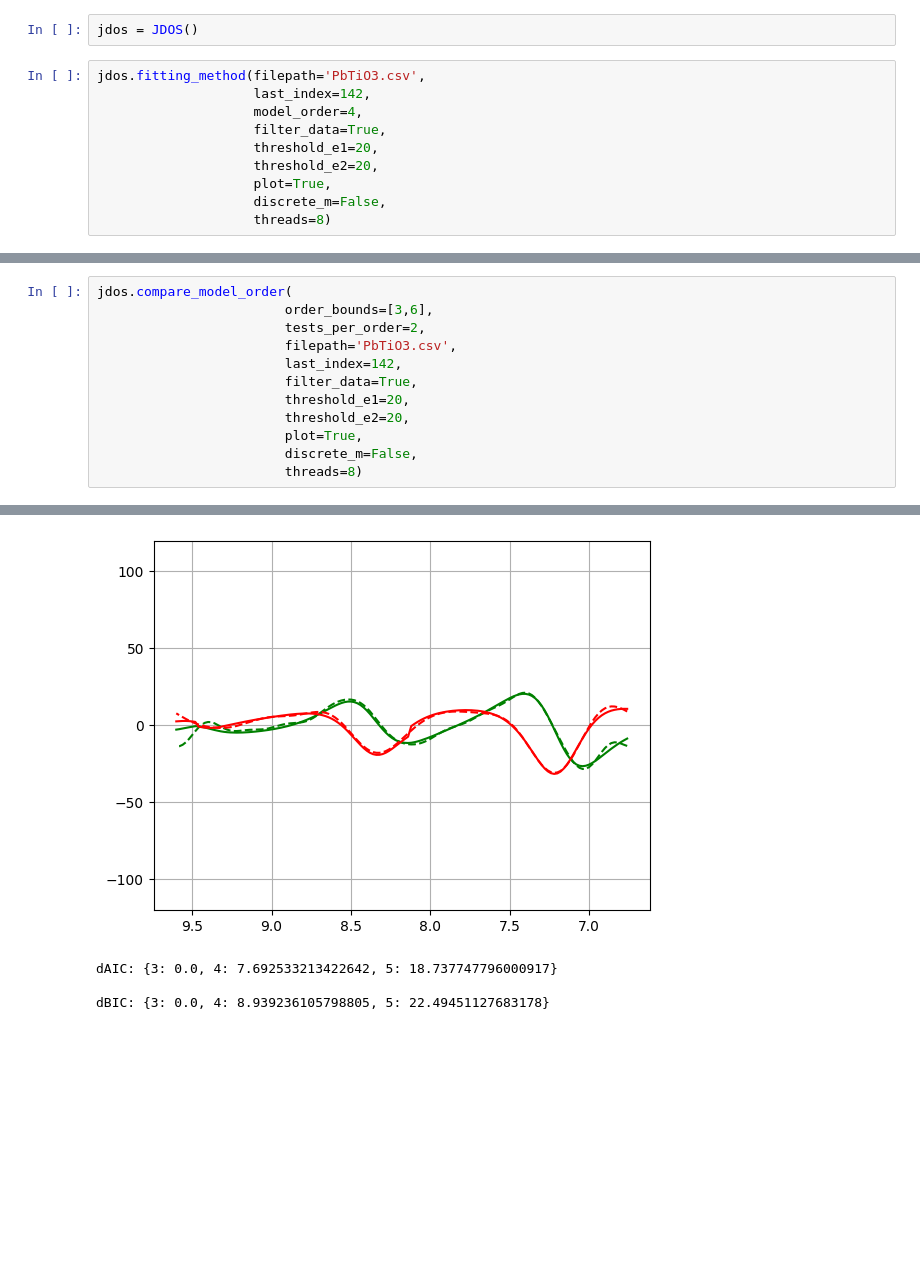
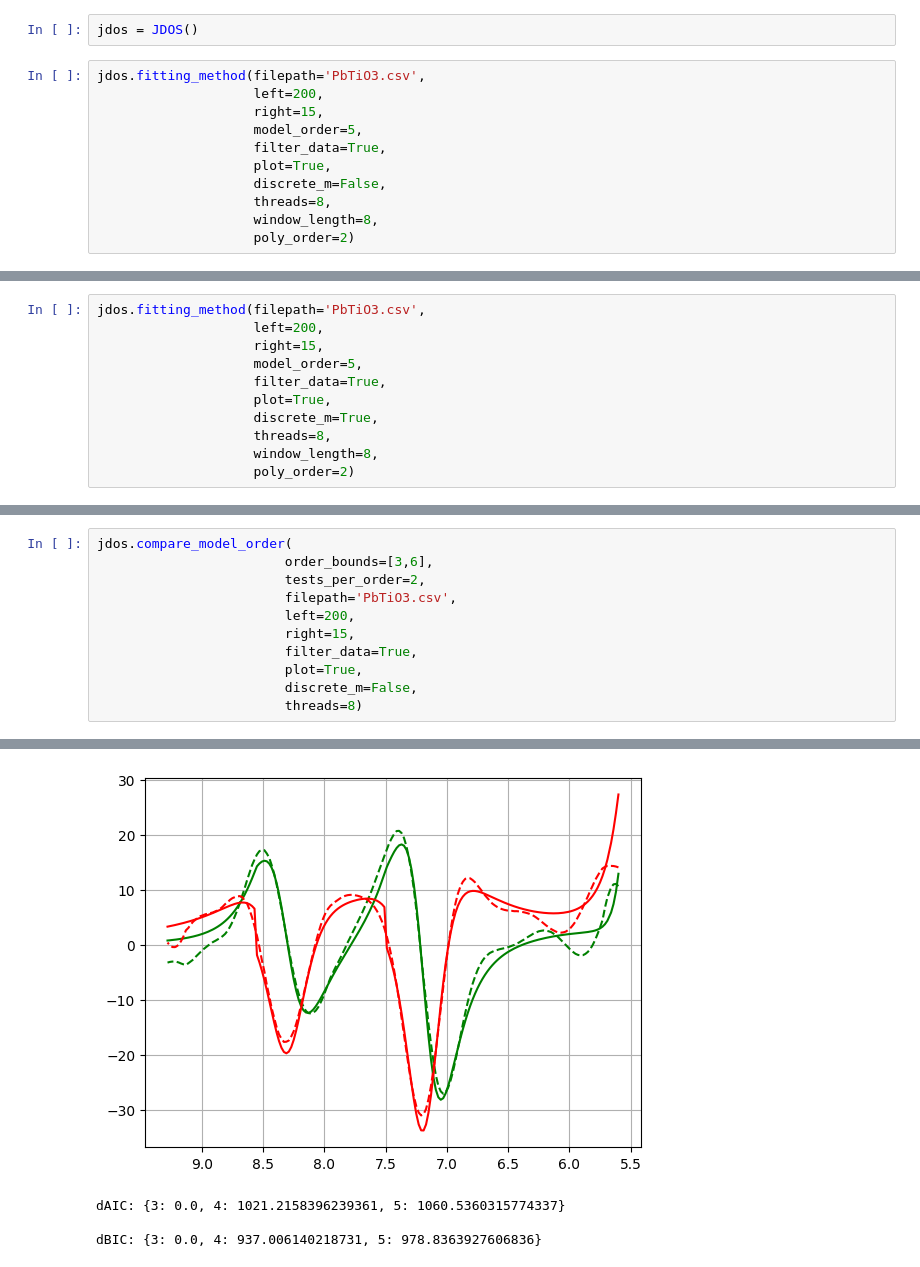
Before and after one commit to Kubabob/JDOS, a Jupyter notebook: exemplary_use_of_JDOS.ipynb, the cells around one changed output, grey strips where cells are left out. Cells and saved outputs as stored; diff of their text form; blank space fills up the shorter version.

Commit message:
added exemplary usage on Si; changed some stuff; a lot work left to be done

```diff
--- a/exemplary_use_of_JDOS.ipynb
+++ b/exemplary_use_of_JDOS.ipynb
@@ -40,12 +36,13 @@ filtered_data2 = data_filter(e2_second_der, 20)
 jdos = JDOS()
 # %%
 jdos.fitting_method(filepath='PbTiO3.csv',
-                    last_index=142,
-                    model_order=4,
+                    left=200,
+                    right=15,
+                    model_order=5,
                     filter_data=True,
-                    threshold_e1=20,
-                    threshold_e2=20,
                     plot=True,
                     discrete_m=False,
-                    threads=8)
+                    threads=8,
+                    window_length=8,
+                    poly_order=2)
 # %% [output]
@@ -60,0 +58,11 @@ Fitness value(max 0): 36.35760266722346
+# %%
+jdos.fitting_method(filepath='PbTiO3.csv',
+                    left=200,
+                    right=15,
+                    model_order=5,
+                    filter_data=True,
+                    plot=True,
+                    discrete_m=True,
+                    threads=8,
+                    window_length=8,
+                    poly_order=2)
@@ -63,10 +81,9 @@ jdos.compare_model_order(
                         order_bounds=[3,6],
                         tests_per_order=2,
                         filepath='PbTiO3.csv',
-                        last_index=142,
+                        left=200,
+                        right=15,
                         filter_data=True,
-                        threshold_e1=20,
-                        threshold_e2=20,
                         plot=True,
                         discrete_m=False,
                         threads=8)
@@ -127,4 +144,4 @@ Fitness value(max 0): 33.485237042940916
-[figure, old version]
+[figure, new version]
-dAIC: {3: 0.0, 4: 7.692533213422642, 5: 18.737747796000917}
+dAIC: {3: 0.0, 4: 1021.2158396239361, 5: 1060.5360315774337}
 
-dBIC: {3: 0.0, 4: 8.939236105798805, 5: 22.49451127683178}
+dBIC: {3: 0.0, 4: 937.006140218731, 5: 978.8363927606836}
```
Also changed, not shown: parts of 10 cells of this notebook, 5 other files.
